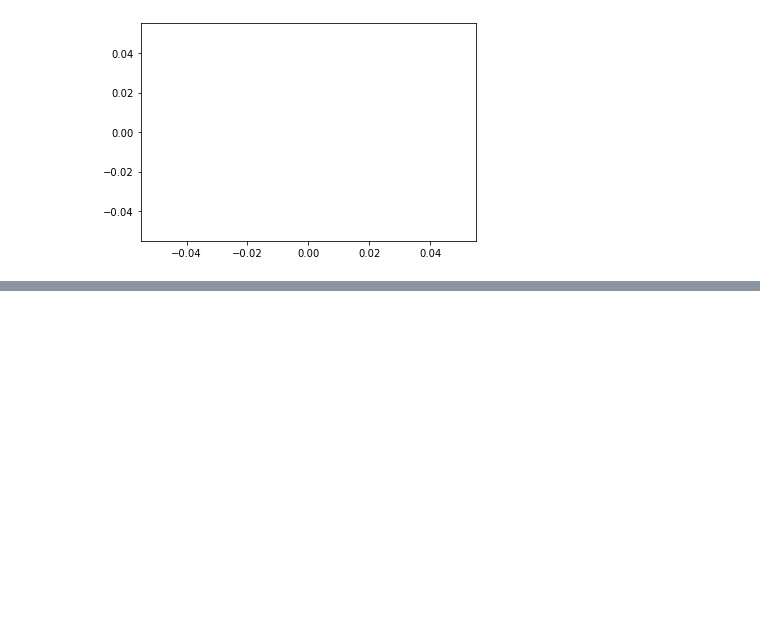
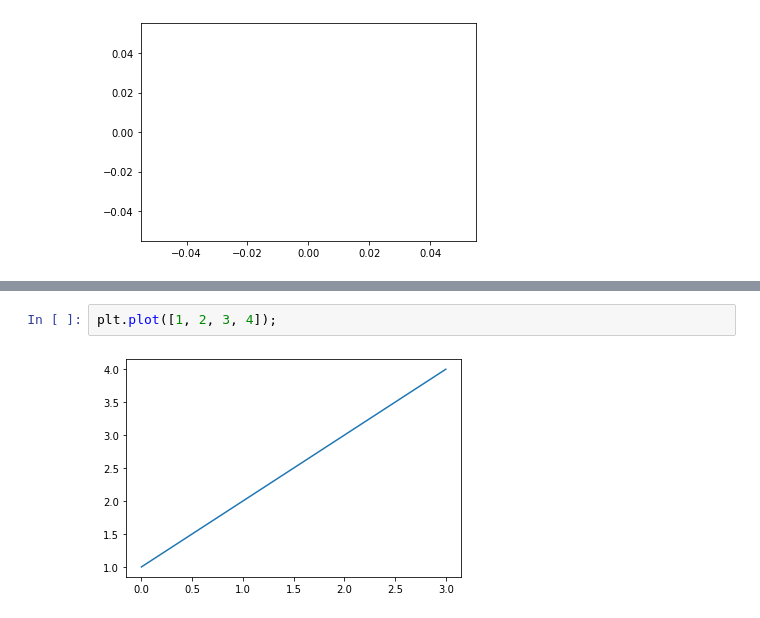
Before and after one commit to IanSeng/MachineLearning, a Jupyter notebook: ml-course/learn-matplotlib/introduction-to-matplotlib.ipynb, the cells around one changed output, grey strips where cells are left out. Saved outputs shown, nothing was run; the diff lists cells and outputs as text; blank space fills up the shorter version.

```diff
--- a/ml-course/learn-matplotlib/introduction-to-matplotlib.ipynb
+++ b/ml-course/learn-matplotlib/introduction-to-matplotlib.ipynb
@@ -19,0 +25,4 @@ plt.plot();
+# %%
+plt.plot([1, 2, 3, 4]);
+# %% [output]
+[figure, added]
```
Also changed, not shown: parts of 5 cells of this notebook.
